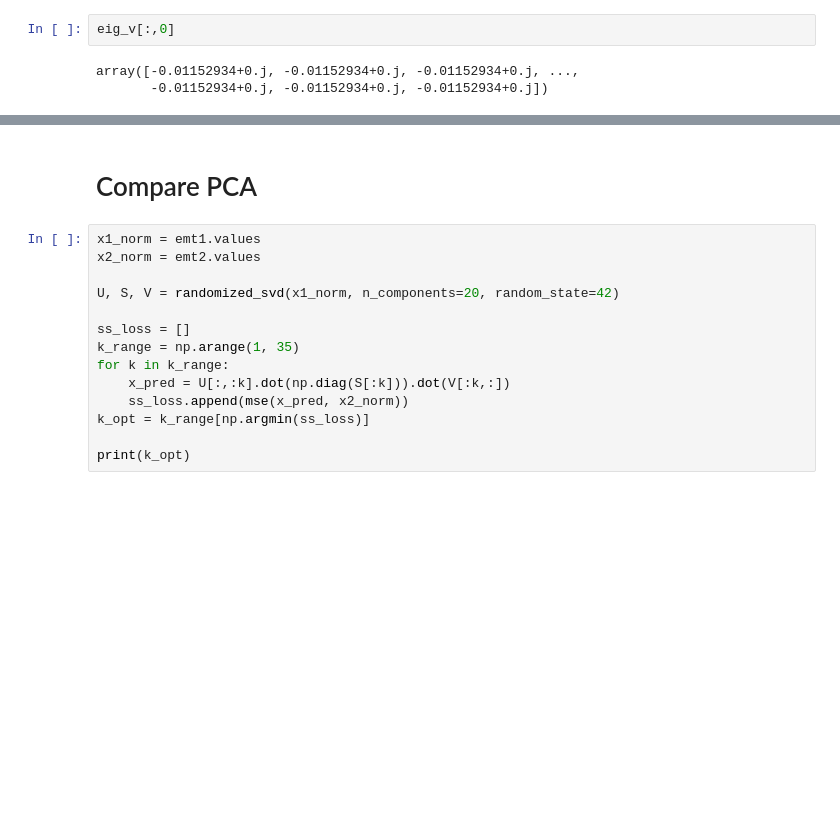
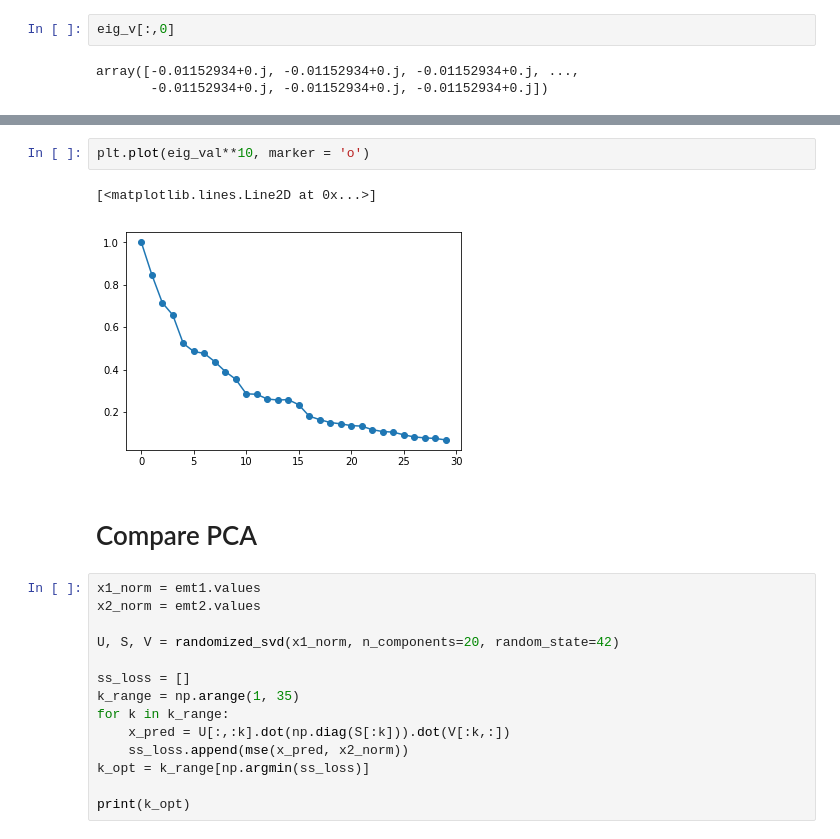
Before and after one commit to czbiohub-sf/molecular-cross-validation, a Jupyter notebook: src/noise2self_sc/MAGIC.ipynb, the cells around one changed output, grey strips where cells are left out. Drawn from its saved outputs; the diff is of its cells as text; blank space fills up the shorter version.

```diff
--- a/src/noise2self_sc/MAGIC.ipynb
+++ b/src/noise2self_sc/MAGIC.ipynb
@@ -186,3 +150,8 @@ plt.plot(eig_val, marker = 'o')
+# %%
+plt.plot(eig_val**10, marker = 'o')
+# %% [output]
+[<matplotlib.lines.Line2D at 0x...>]
+[figure, added]
 # %% [markdown]
 # Compare PCA
 # %%
```
Also changed, not shown: parts of 14 cells of this notebook, 3 other files.
